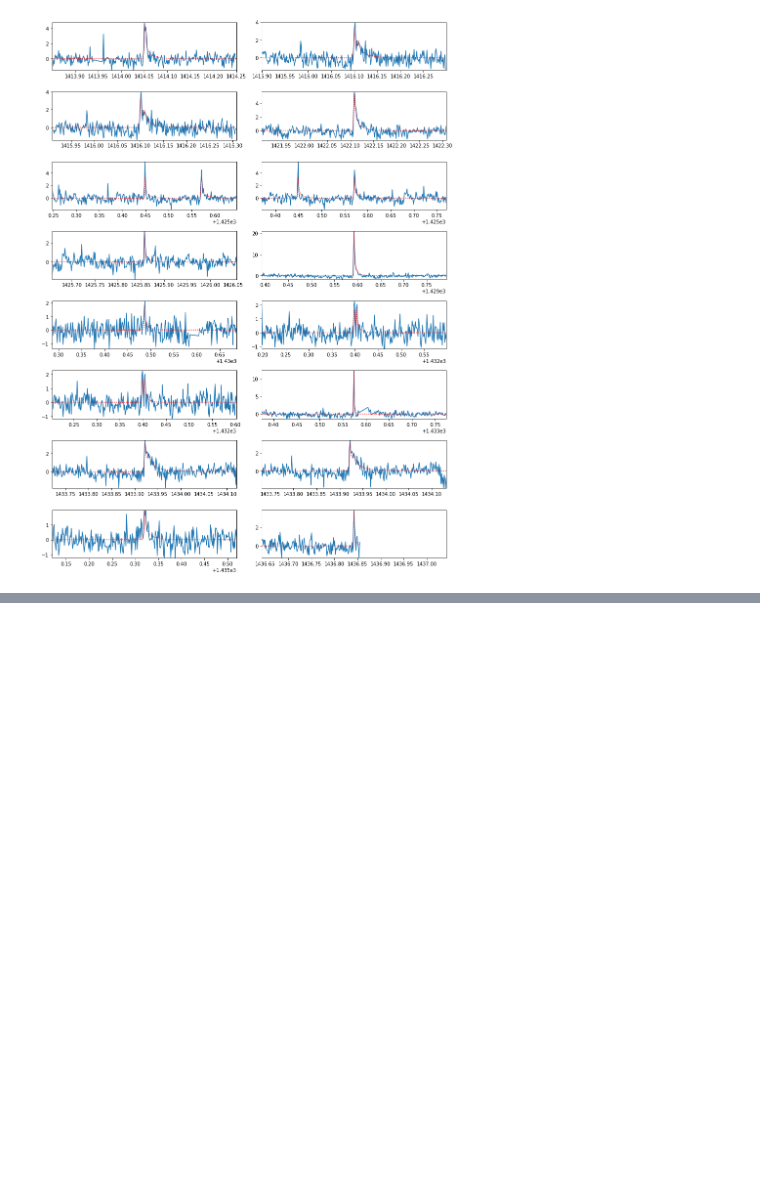
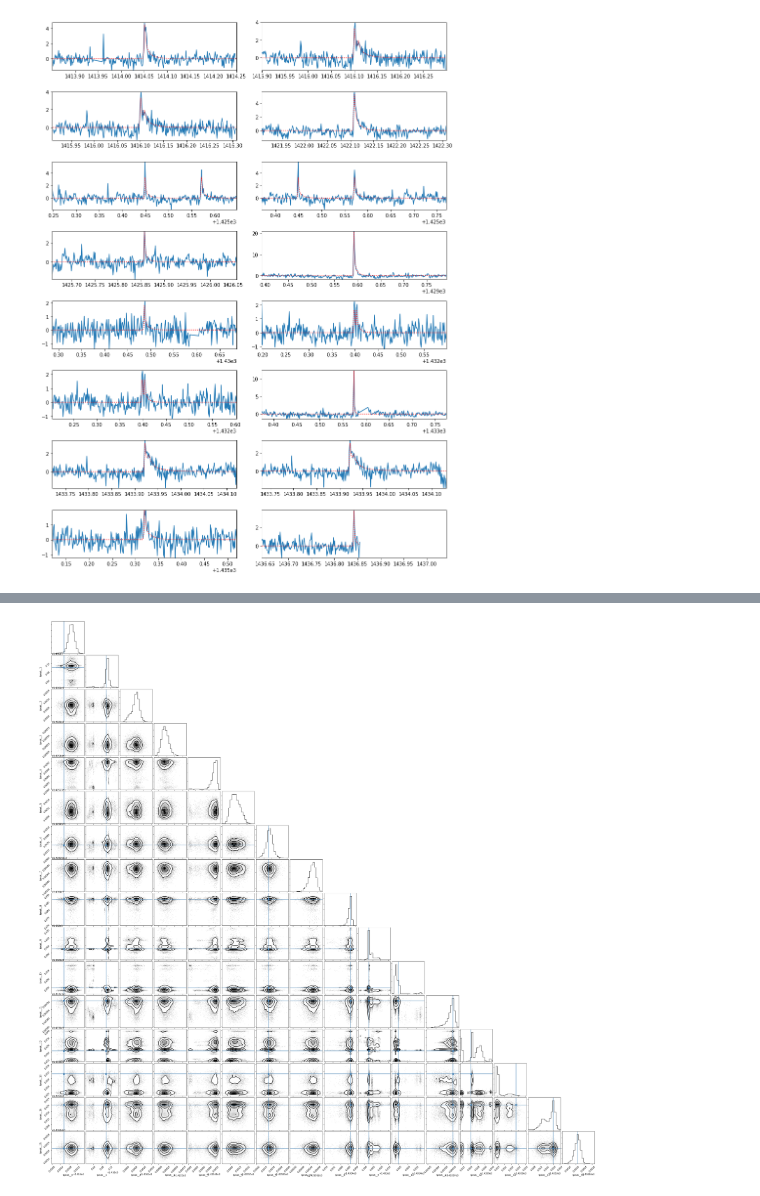
Before and after one commit to mrtommyb/xoflares, a Jupyter notebook: notebooks/xoflares-real-star.ipynb, the cells around one changed output, grey strips where cells are left out. Saved outputs shown, nothing was run; the diff lists cells and outputs as text; code cells hidden in the pictures; blank space fills up the shorter version.

```diff
--- a/notebooks/xoflares-real-star.ipynb
+++ b/notebooks/xoflares-real-star.ipynb
@@ -255,0 +273,5 @@ for i in range(npeaks):
+# %%
+import corner
+samples = pm.trace_to_dataframe(trace, varnames=['tpeak'])
+corner.corner(samples, truths=tpeaks);
+# %% [output]
@@ -255,0 +279 @@ for i in range(npeaks):
+[figure, added]
```
Also changed, not shown: parts of 5 cells of this notebook.
